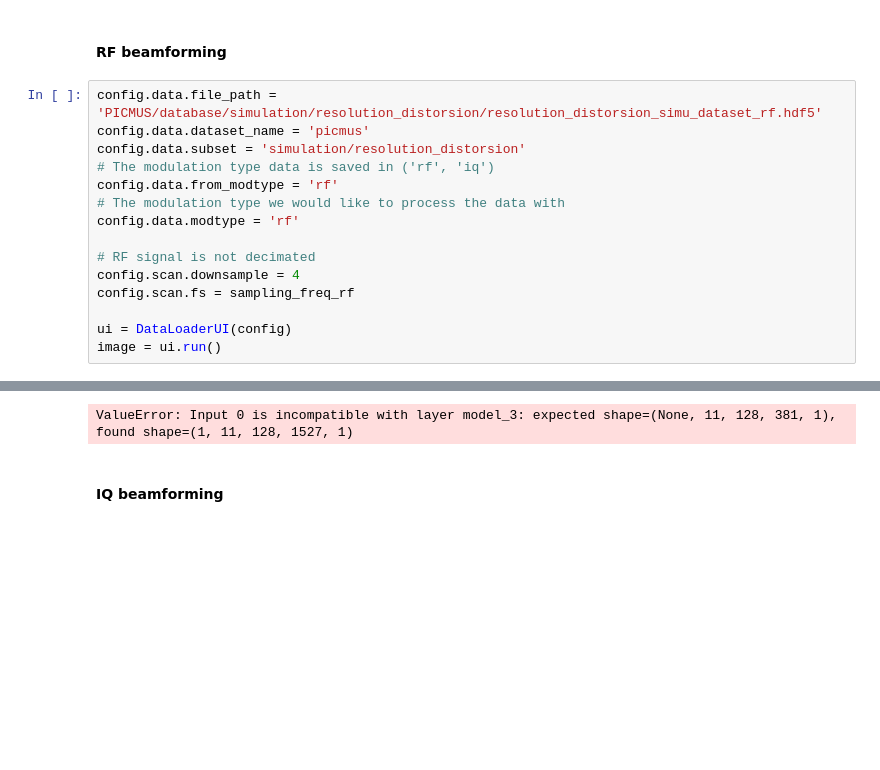
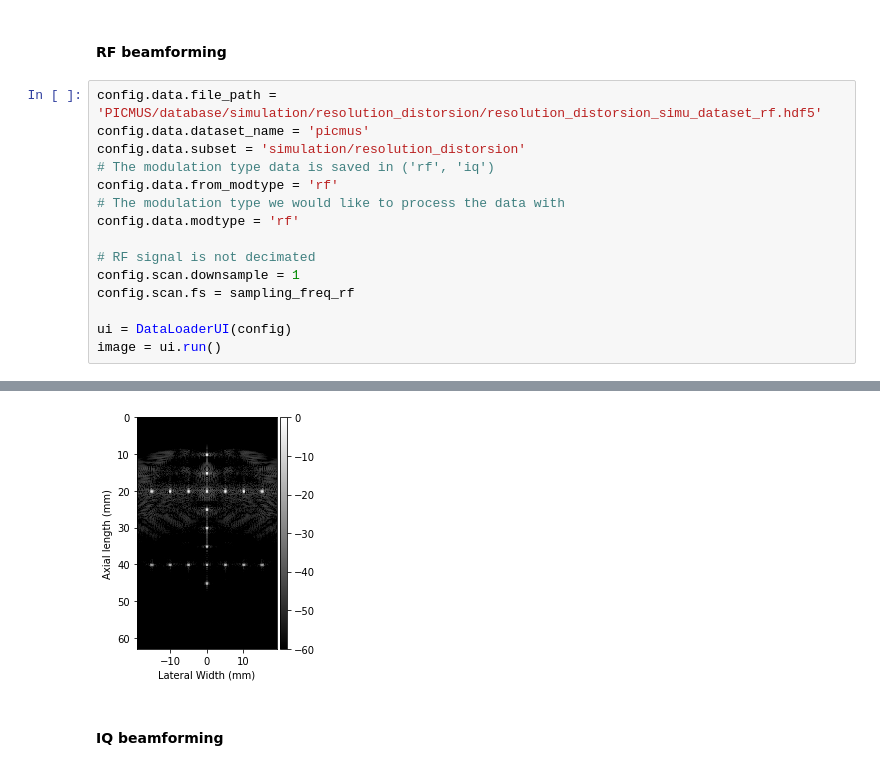
Before and after one commit to tue-bmd/zea, a Jupyter notebook: examples/notebooks/PICMUS_beamforming.ipynb, the cells around one changed output, grey strips where cells are left out. Drawn from its saved outputs; the diff is of its cells as text; blank space fills up the shorter version.

```diff
--- a/examples/notebooks/PICMUS_beamforming.ipynb
+++ b/examples/notebooks/PICMUS_beamforming.ipynb
@@ -125,7 +124,7 @@ config.data.from_modtype = 'rf'
 config.data.modtype = 'rf'
 
 # RF signal is not decimated
-config.scan.downsample = 4
+config.scan.downsample = 1
 config.scan.fs = sampling_freq_rf
 
 ui = DataLoaderUI(config)
@@ -136,4 +136,4 @@ Selected Z:\Ultrasound-BMd\data\PICMUS\database\simulation\resolution_distorsion
-ValueError: Input 0 is incompatible with layer model_3: expected shape=(None, 11, 128, 381, 1), found shape=(1, 11, 128, 1527, 1)
+[figure, added]
 # %% [markdown]
 #### IQ beamforming
 # %%
```
Also changed, not shown: parts of 4 cells of this notebook.
